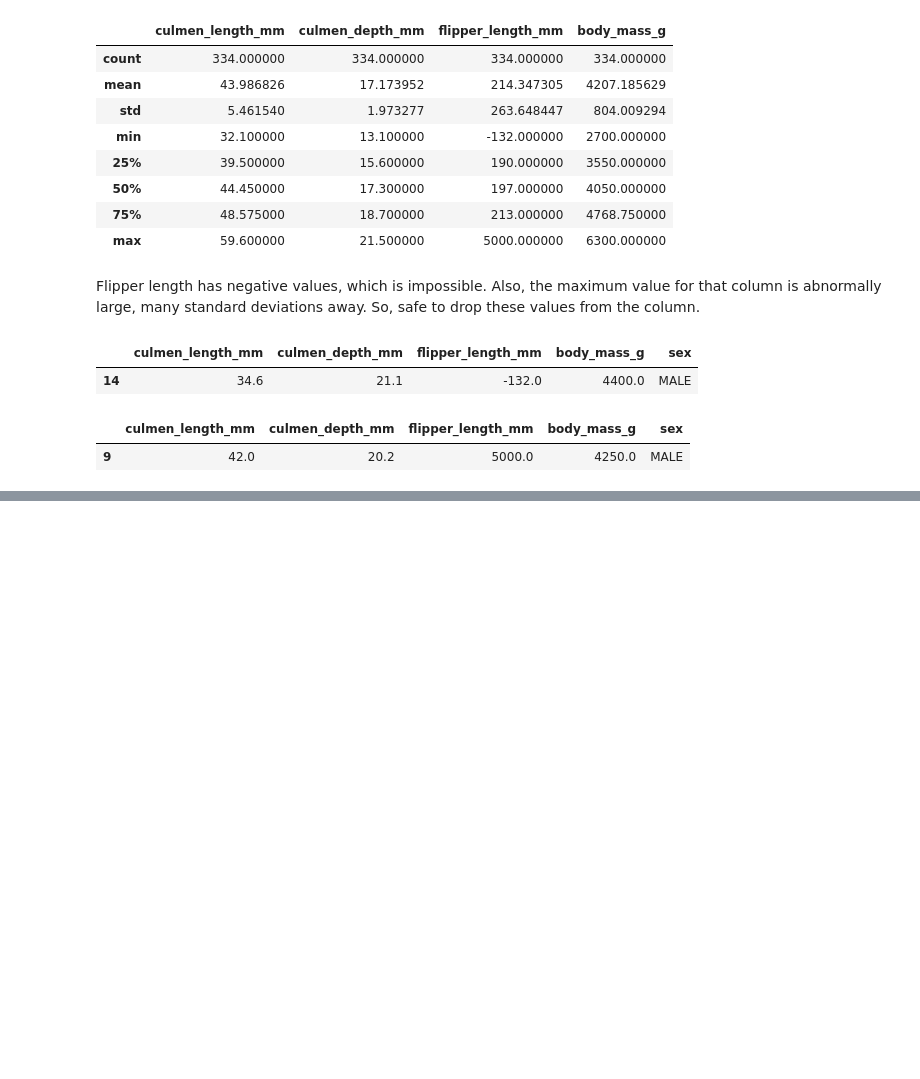
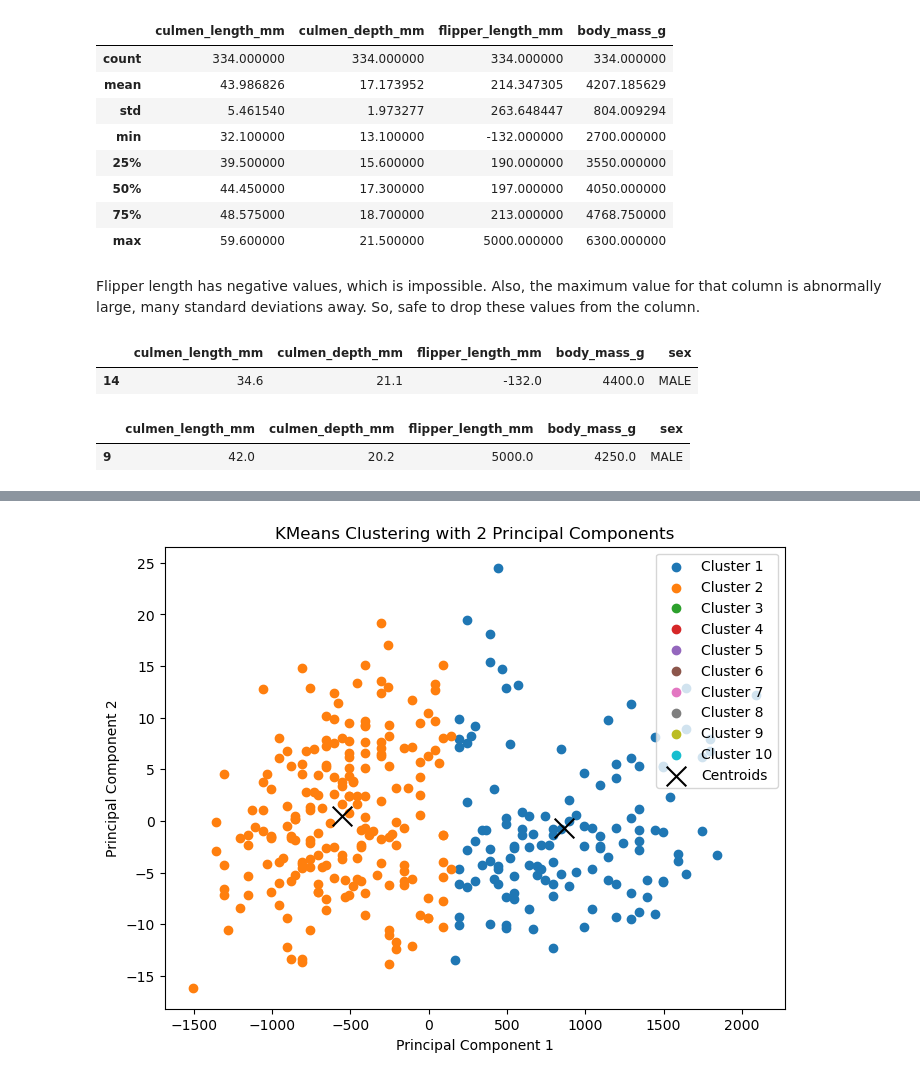
Before and after one commit to bhandarisudip/datacamp_projects, a Jupyter notebook: projects/clustering_antarctic_penguin_species/notebook.ipynb, the cells around one changed output, grey strips where cells are left out. Drawn from its saved outputs; the diff is of its cells as text; code cells hidden in the pictures; blank space fills up the shorter version.

```diff
--- a/projects/clustering_antarctic_penguin_species/notebook.ipynb
+++ b/projects/clustering_antarctic_penguin_species/notebook.ipynb
@@ -152,0 +271,35 @@ penguins_df_nonull_noabberant[penguins_df_nonull_noabberant['flipper_length_mm']
+# %%
+# Visualize your clusters using the first two principle components.
+
+import numpy as np
+import matplotlib.pyplot as plt
+from sklearn.cluster import KMeans
+
+# Assuming you have performed PCA and stored it in penguins_PCA
+# Ensure penguins_PCA has the correct shape before visualization
+
+plt.figure(figsize=(8, 6))
+
+if penguins_PCA.shape[1] == 1:
+    # If there's only one principal component
+    for i in range(10):  # Update range according to the number of clusters
+        plt.scatter(penguins_PCA[kmeans.labels_ == i, 0], np.zeros_like(penguins_PCA[kmeans.labels_ == i, 0]), label=f'Cluster {i + 1}')
+
+    plt.scatter(kmeans.cluster_centers_[:, 0], np.zeros_like(kmeans.cluster_centers_[:, 0]), s=200, c='black', marker='x', label='Centroids')
+    plt.xlabel('Principal Component 1')
+    plt.title('KMeans Clustering with 1 Principal Component')
+
+else:
+    # If there are two principal components
+    for i in range(10):  # Update range according to the number of clusters
+        plt.scatter(penguins_PCA[kmeans.labels_ == i, 0], penguins_PCA[kmeans.labels_ == i, 1], label=f'Cluster {i + 1}')
+
+    plt.scatter(kmeans.cluster_centers_[:, 0], kmeans.cluster_centers_[:, 1], s=200, c='black', marker='x', label='Centroids')
+    plt.xlabel('Principal Component 1')
+    plt.ylabel('Principal Component 2')
+    plt.title('KMeans Clustering with 2 Principal Components')
+
+plt.legend()
+plt.show()
+# %% [output]
+[figure, added]
```
Also changed, not shown: parts of 23 cells of this notebook, 1 other file.
